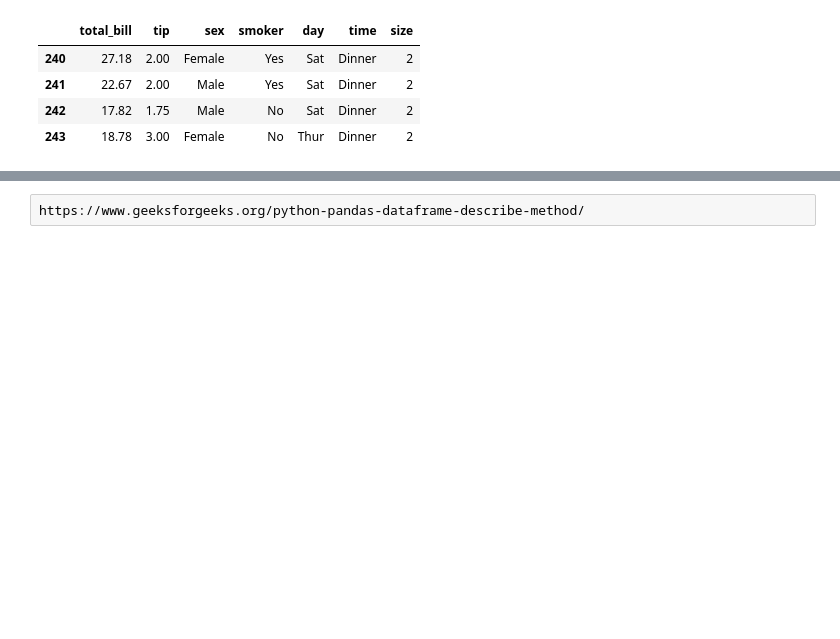
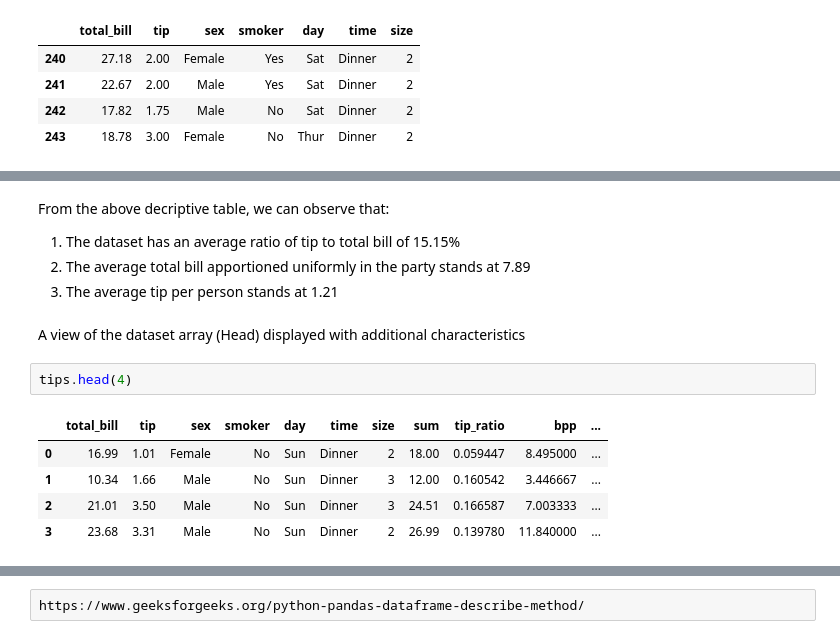
Before and after one commit to oprinceisaac/Fundamentals-DA-Assignment, a Jupyter notebook: Fundamentals-DA-Assignment.ipynb, the cells around one changed output, grey strips where cells are left out. Cells and saved outputs as stored; diff of their text form; blank space fills up the shorter version.

```diff
--- a/Fundamentals-DA-Assignment.ipynb
+++ b/Fundamentals-DA-Assignment.ipynb
@@ -94,0 +124,15 @@ tips.tail(4)
+# %% [markdown]
+From the above decriptive table, we can observe that:
+1. The dataset has an average ratio of tip to total bill of 15.15%
+2. The average total bill apportioned uniformly in the party stands at 7.89
+3. The average tip per person stands at 1.21
+# %% [markdown]
+A view of the dataset array (Head) displayed with additional characteristics
+# %%
+tips.head(4)
+# %% [output]
+|  | total_bill | tip | sex | smoker | day | time | size | sum | tip_ratio | bpp | ... |
+| 0 | 16.99 | 1.01 | Female | No | Sun | Dinner | 2 | 18.00 | 0.059447 | 8.495000 | ... |
+| 1 | 10.34 | 1.66 | Male | No | Sun | Dinner | 3 | 12.00 | 0.160542 | 3.446667 | ... |
+| 2 | 21.01 | 3.50 | Male | No | Sun | Dinner | 3 | 24.51 | 0.166587 | 7.003333 | ... |
+| 3 | 23.68 | 3.31 | Male | No | Sun | Dinner | 2 | 26.99 | 0.139780 | 11.840000 | ... |
```
Also changed, not shown: parts of 7 cells of this notebook.
